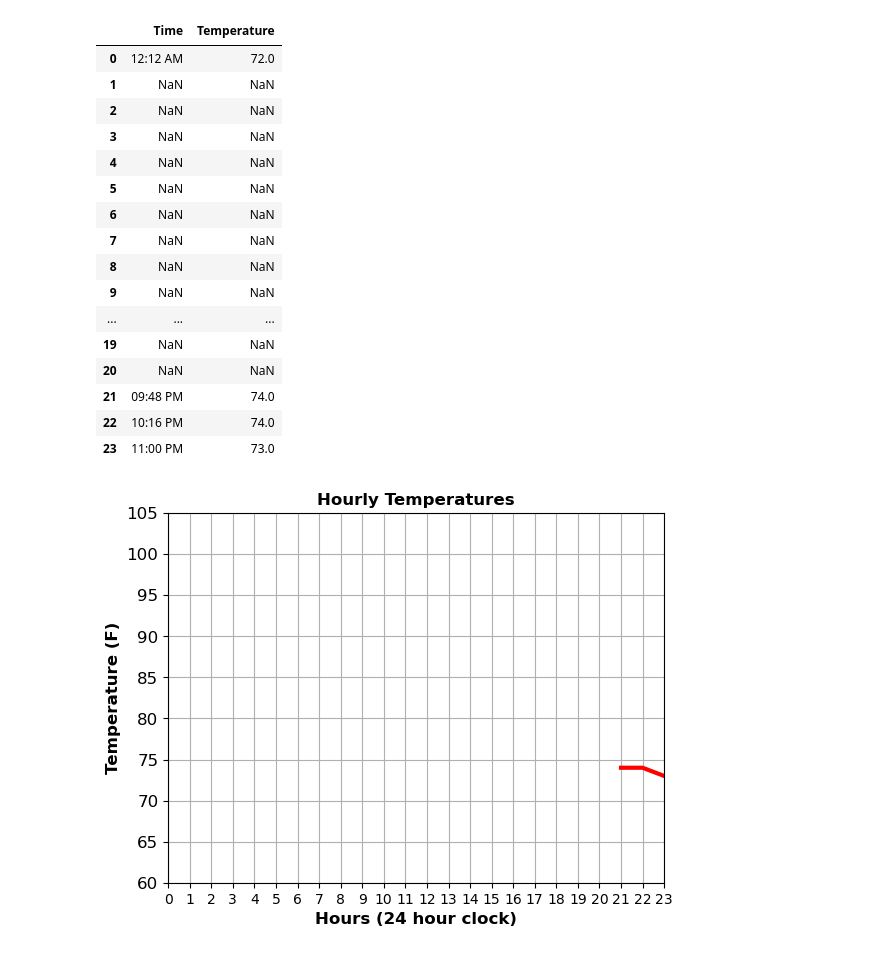
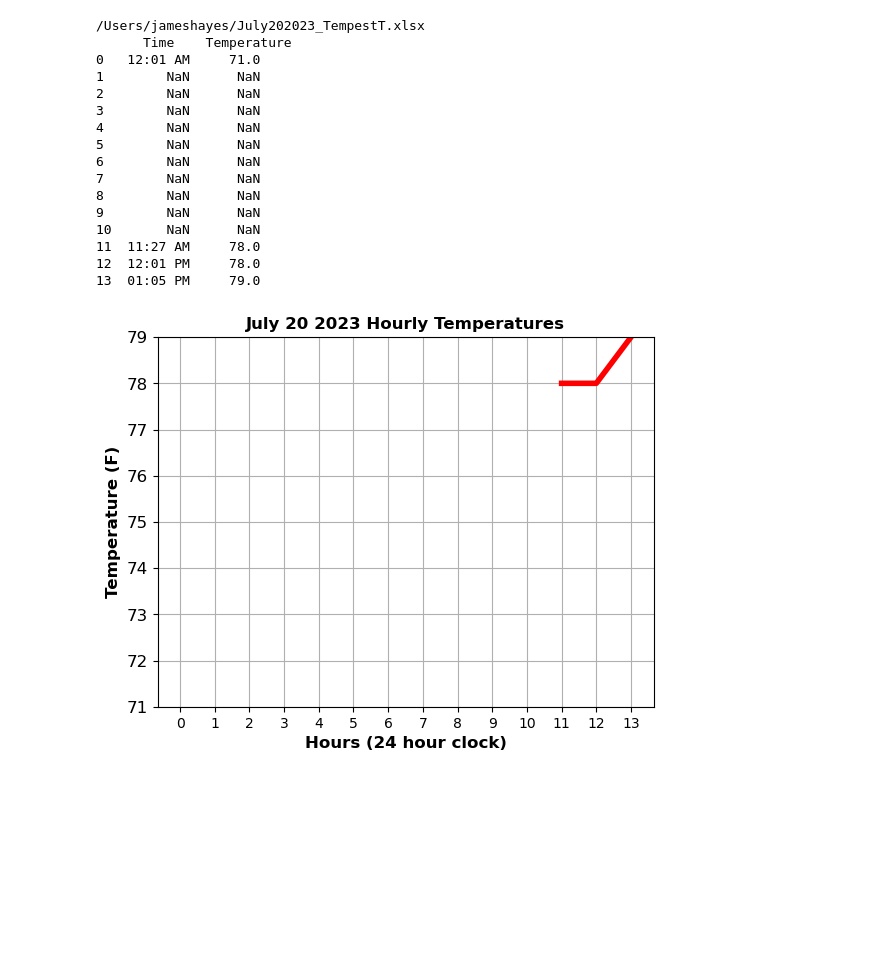
Before and after one commit to jimhnws/jimhnws, a Jupyter notebook: hourlyTempestTPlot.ipynb, the cells around one changed output. Saved outputs shown, nothing was run; the diff lists cells and outputs as text; code cells hidden in the pictures; blank space fills up the shorter version.

```diff
--- a/hourlyTempestTPlot.ipynb
+++ b/hourlyTempestTPlot.ipynb
@@ -169,46 +181,47 @@ import getNameNumbers
 # %%
 # Defining some variables
 
+finalFile = f'{new_path}{this_month}{date}{thisYear}_TempestT.xlsx'
+path1 = '/var/www/html/000/'
+print(finalFile)
 
-comp_fileName = f'{new_path}{file_name1}'
-path1 = '/Users/jameshayes/Sites/'
-
-df = pd.read_excel(comp_fileName)
-display(df)
+df = pd.read_excel(finalFile)
+print(df)
 
 t = df['Temperature']
 y = t.to_numpy()
 
-plt.ylim(60, 105)
+plt.figure(figsize= (10,6))
+#plt.ylim(60, 105)
 plt.yticks(fontsize=12)
 plt.ylabel('Temperature (F)', fontsize=12, fontweight ='bold')
 #plt.locator_params(axis='y', nbins=20)
 
-plt.xlim(0,23)
+#plt.xlim(0,23)
 plt.xticks(np.arange(0,24,1))
 plt.xlabel('Hours (24 hour clock)', fontsize=12, fontweight ='bold')
 
-plt.title(f'Hourly Temperatures', fontsize=12, fontweight ='bold')
-plt.plot(y,  color = "red", linewidth =3, label ="Temperature")
+plt.title(f'{this_month} {date} {thisYear} Hourly Temperatures', fontsize=12, fontweight ='bold')
+plt.plot(y, marker = "*", color = "red", linewidth = 4, label = "Temperature")
 plt.grid(True)
+plt.autoscale(enable = True, axis = 'y', tight = True)
 
 plt.savefig(f'{path1}testTT')
 # %% [output]
-|  | Time | Temperature |
-| 0 | 12:12 AM | 72.0 |
-| 1 | NaN | NaN |
-| 2 | NaN | NaN |
-| 3 | NaN | NaN |
-| 4 | NaN | NaN |
-| 5 | NaN | NaN |
-| 6 | NaN | NaN |
-| 7 | NaN | NaN |
-| 8 | NaN | NaN |
-| 9 | NaN | NaN |
-| ... | ... | ... |
-| 19 | NaN | NaN |
-| 20 | NaN | NaN |
-| 21 | 09:48 PM | 74.0 |
-| 22 | 10:16 PM | 74.0 |
-| 23 | 11:00 PM | 73.0 |
+/Users/jameshayes/July202023_TempestT.xlsx
+      Time    Temperature
+0   12:01 AM     71.0
+1        NaN      NaN
+2        NaN      NaN
+3        NaN      NaN
+4        NaN      NaN
+5        NaN      NaN
+6        NaN      NaN
+7        NaN      NaN
+8        NaN      NaN
+9        NaN      NaN
+10       NaN      NaN
+11  11:27 AM     78.0
+12  12:01 PM     78.0
+13  01:05 PM     79.0
-[figure, old version]
+[figure, new version]
```
Also changed, not shown: parts of 6 cells of this notebook, 6 other files.
